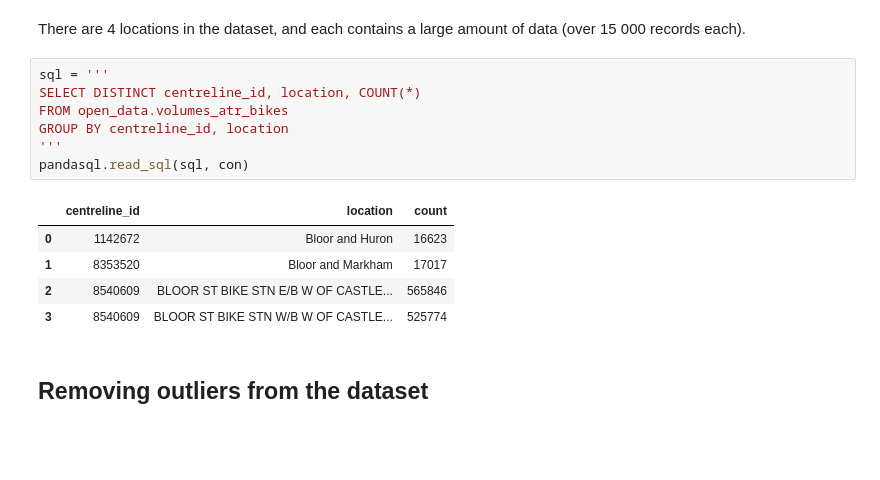
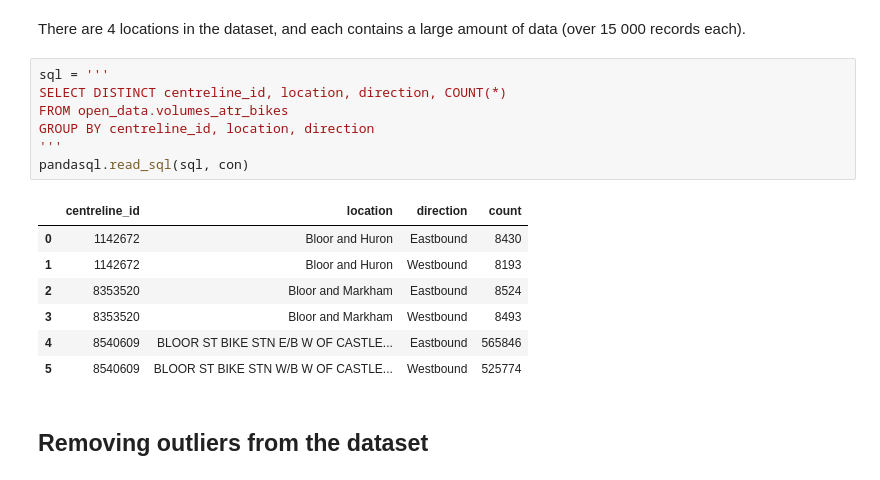
Before and after one commit to CityofToronto/bdit_data-sources, a Jupyter notebook: volumes/open_data/atr_bikes.ipynb, the cells around one changed output. Drawn from its saved outputs; the diff is of its cells as text; blank space fills up the shorter version.

```diff
--- a/volumes/open_data/atr_bikes.ipynb
+++ b/volumes/open_data/atr_bikes.ipynb
@@ -49,17 +49,19 @@ max(volumes['volume_15min'])
 There are 4 locations in the dataset, and each contains a large amount of data (over 15 000 records each).
 # %%
 sql = '''
-SELECT DISTINCT centreline_id, location, COUNT(*)
+SELECT DISTINCT centreline_id, location, direction, COUNT(*)
 FROM open_data.volumes_atr_bikes
-GROUP BY centreline_id, location
+GROUP BY centreline_id, location, direction
 '''
 pandasql.read_sql(sql, con)
 # %% [output]
-|  | centreline_id | location | count |
-| 0 | 1142672 | Bloor and Huron | 16623 |
-| 1 | 8353520 | Bloor and Markham | 17017 |
-| 2 | 8540609 | BLOOR ST BIKE STN E/B W OF CASTLE... | 565846 |
-| 3 | 8540609 | BLOOR ST BIKE STN W/B W OF CASTLE... | 525774 |
+|  | centreline_id | location | direction | count |
+| 0 | 1142672 | Bloor and Huron | Eastbound | 8430 |
+| 1 | 1142672 | Bloor and Huron | Westbound | 8193 |
+| 2 | 8353520 | Bloor and Markham | Eastbound | 8524 |
+| 3 | 8353520 | Bloor and Markham | Westbound | 8493 |
+| 4 | 8540609 | BLOOR ST BIKE STN E/B W OF CASTLE... | Eastbound | 565846 |
+| 5 | 8540609 | BLOOR ST BIKE STN W/B W OF CASTLE... | Westbound | 525774 |
 # %% [markdown]
 ## Removing outliers from the dataset
 # %%
```
Also changed, not shown: parts of 30 cells of this notebook.
